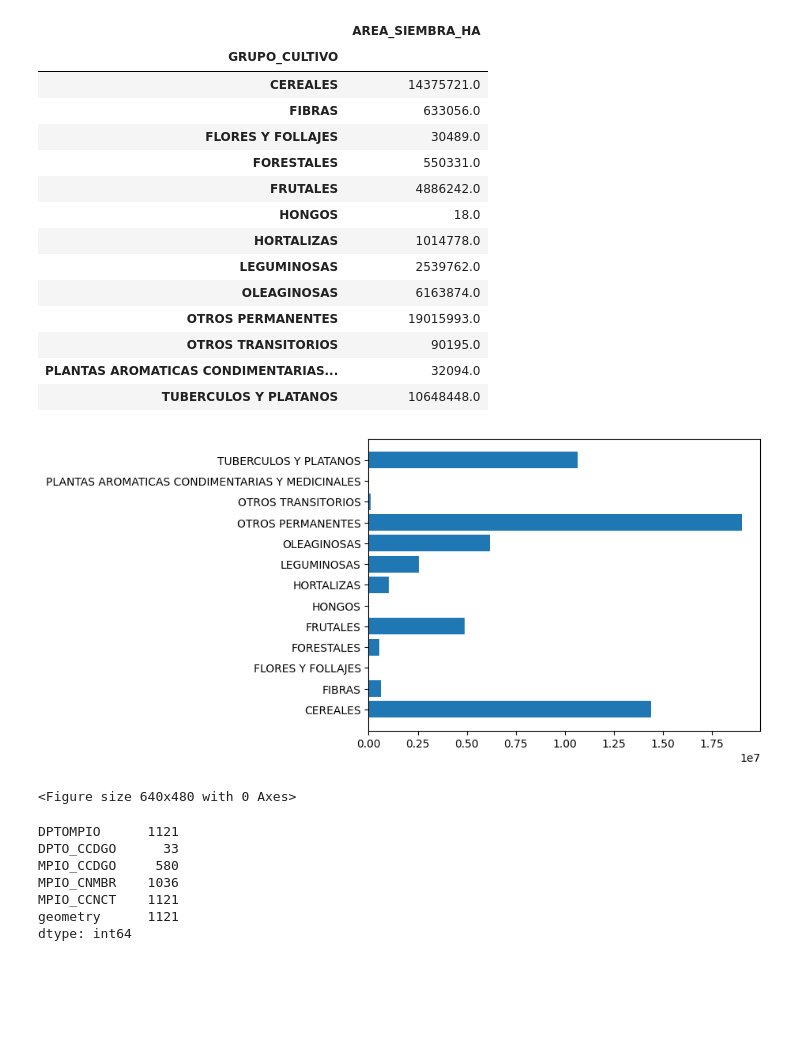
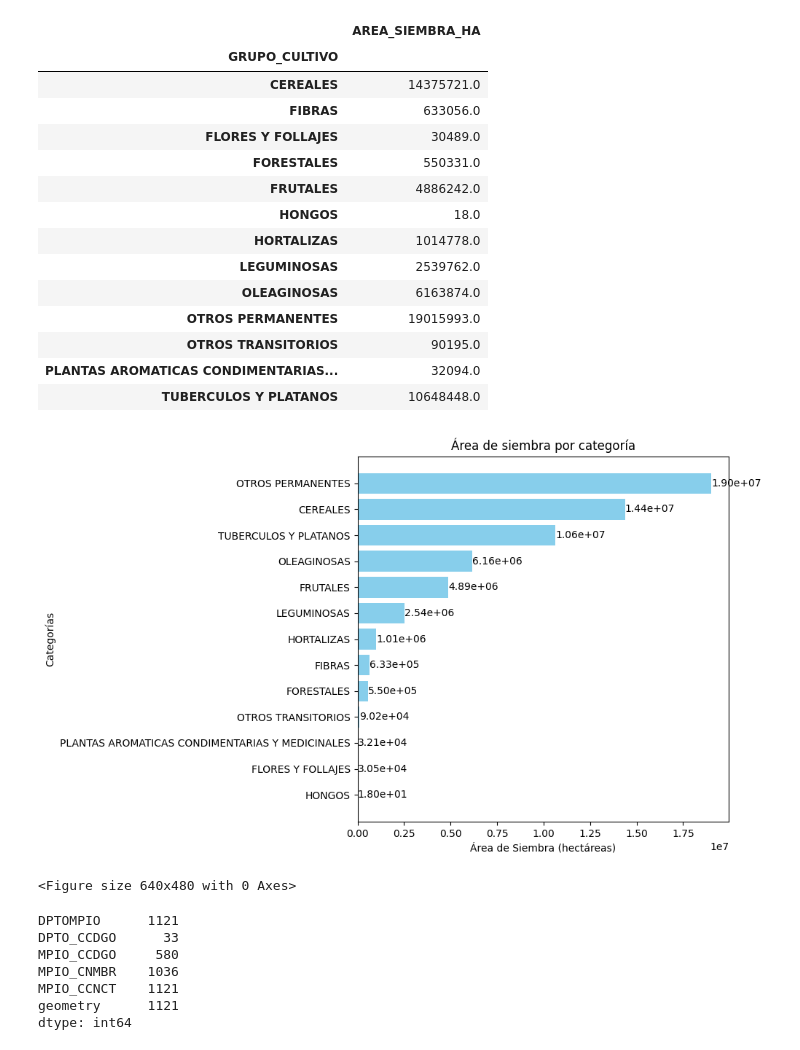
Before and after one commit to PedrazaDuban/MIAD_DSA_rotacion_cultivos, a Jupyter notebook: Scripts/ExploracionDatos.ipynb, the cells around one changed output. Drawn from its saved outputs; the diff is of its cells as text; code cells hidden in the pictures; blank space fills up the shorter version.

Commit message:
Diseño graficas

```diff
--- a/Scripts/ExploracionDatos.ipynb
+++ b/Scripts/ExploracionDatos.ipynb
@@ -145,15 +145,39 @@ pivot
 | TUBERCULOS Y PLATANOS | 10648448.0 |
 # %%
 pivot['index_column'] = pivot.index
-# %%
-plt.barh(pivot['index_column'], pivot['AREA_SIEMBRA_HA'])
-plt.savefig('../Imagenes/grafico.png')
-plt.show()
-# Clear the current Matplotlib figure
-plt.clf()
-# %% [output]
-[figure, removed]
-<Figure size 640x480 with 0 Axes>
+# %%
+import matplotlib.pyplot as plt
+
+# Ordenar el DataFrame por la columna de datos en orden descendente
+pivot_sorted = pivot.sort_values(by='AREA_SIEMBRA_HA', ascending=True)
+
+# Crear la gráfica
+plt.figure(figsize=(10, 6))  # Tamaño de la figura
+
+# Graficar los datos ordenados
+bars = plt.barh(pivot_sorted['index_column'], pivot_sorted['AREA_SIEMBRA_HA'], color='skyblue')
+
+# Título y etiquetas de ejes
+plt.title('Área de siembra por categoría')
+plt.xlabel('Área de Siembra (hectáreas)')
+plt.ylabel('Categorías')
+
+# Añadir valores al final de las barras en notación científica
+for bar in bars:
+    value = bar.get_width()
+    plt.text(value + 0.1,  # Posición ligeramente desplazada desde el final de la barra
+             bar.get_y() + bar.get_height() / 2,
+             '{:.2e}'.format(value),  # Representación en notación científica con dos decimales
+             ha='left', va='center', color='black')
+
+# Mostrar la gráfica ordenada
+plt.tight_layout()
+plt.savefig('../Imagenes/grafico_mejorado.png')
+plt.show()
+plt.clf()  # Limpiar la figura actual
+# %% [output]
+[figure, added]
+<Figure size 640x480 with 0 Axes>
 # %%
 #Se cargan polígonos de los municipios de Colombia
 municipios=gpd.read_file('../data/MunicipiosVeredas19MB.json')
```
Also changed, not shown: 2 other files.
